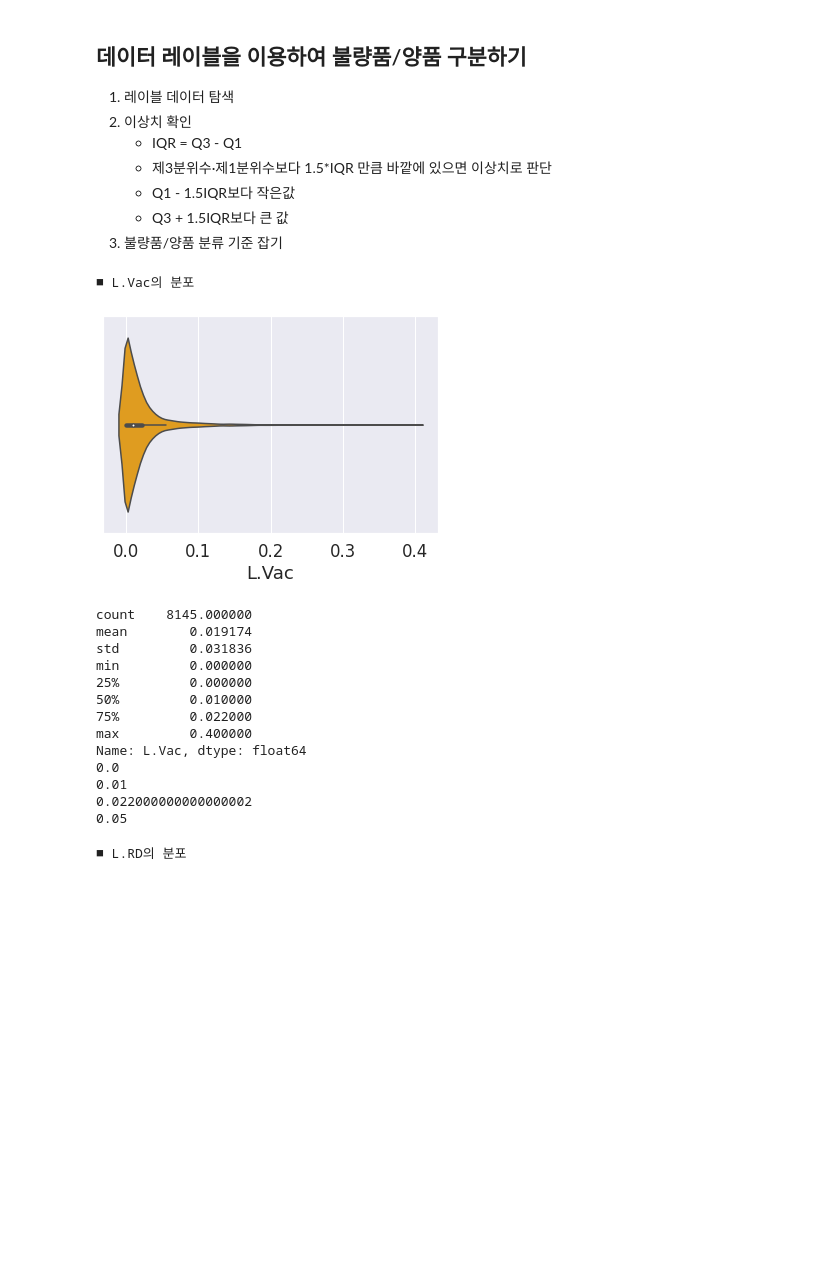
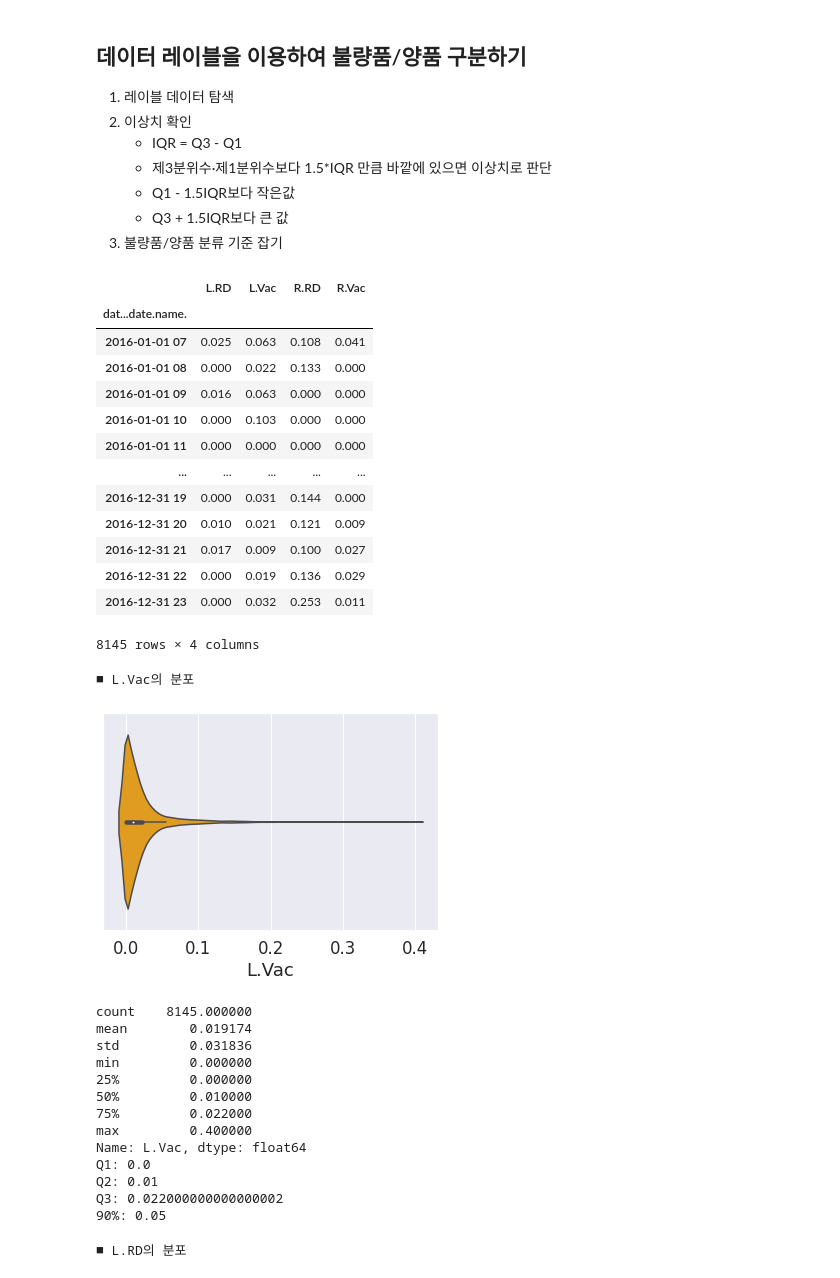
Before and after one commit to ammobam/Display_SensorData, a Jupyter notebook: 210804_PCA_분석.ipynb, the cells around one changed output. Drawn from its saved outputs; the diff is of its cells as text; code cells hidden in the pictures; blank space fills up the shorter version.

```diff
--- a/210804_PCA_분석.ipynb
+++ b/210804_PCA_분석.ipynb
@@ -396,6 +396,24 @@ result[:10]
     - Q1 - 1.5IQR보다 작은값
     - Q3 + 1.5IQR보다 큰 값
 3. 불량품/양품 분류 기준 잡기
+# %%
+# 레이블 데이터 확인
+origin_data.iloc[:, -4:]
+# %% [output]
+|  | L.RD | L.Vac | R.RD | R.Vac |
+| dat...date.name. |  |  |  |  |
+| 2016-01-01 07 | 0.025 | 0.063 | 0.108 | 0.041 |
+| 2016-01-01 08 | 0.000 | 0.022 | 0.133 | 0.000 |
+| 2016-01-01 09 | 0.016 | 0.063 | 0.000 | 0.000 |
+| 2016-01-01 10 | 0.000 | 0.103 | 0.000 | 0.000 |
+| 2016-01-01 11 | 0.000 | 0.000 | 0.000 | 0.000 |
+| ... | ... | ... | ... | ... |
+| 2016-12-31 19 | 0.000 | 0.031 | 0.144 | 0.000 |
+| 2016-12-31 20 | 0.010 | 0.021 | 0.121 | 0.009 |
+| 2016-12-31 21 | 0.017 | 0.009 | 0.100 | 0.027 |
+| 2016-12-31 22 | 0.000 | 0.019 | 0.136 | 0.029 |
+| 2016-12-31 23 | 0.000 | 0.032 | 0.253 | 0.011 |
+8145 rows × 4 columns
 # %%
 # L.Vac의 데이터 확인
 df_LVac = origin_data.iloc[:, -3]
@@ -406,10 +424,10 @@ sns.violinplot(df_LVac, color='orange')
 plt.show()
 print(df_LVac.describe())
 
-print(df_LVac.quantile(0.25))
-print(df_LVac.quantile(0.50))
-print(df_LVac.quantile(0.75))
-print(df_LVac.quantile(0.9))
+print("Q1:", df_LVac.quantile(0.25))
+print("Q2:", df_LVac.quantile(0.50))
+print("Q3:", df_LVac.quantile(0.75))
+print("90%:", df_LVac.quantile(0.9))
 # %% [output]
 ■ L.Vac의 분포
 [figure]
@@ -422,10 +440,10 @@ min         0.000000
 75%         0.022000
 max         0.400000
 Name: L.Vac, dtype: float64
-0.0
-0.01
-0.022000000000000002
-0.05
+Q1: 0.0
+Q2: 0.01
+Q3: 0.022000000000000002
+90%: 0.05
 # %%
 # L.RD의 데이터 확인
 #plt.boxplot(origin_data.iloc[:, -4], vert=False)
```
Also changed, not shown: parts of 5 cells of this notebook.
